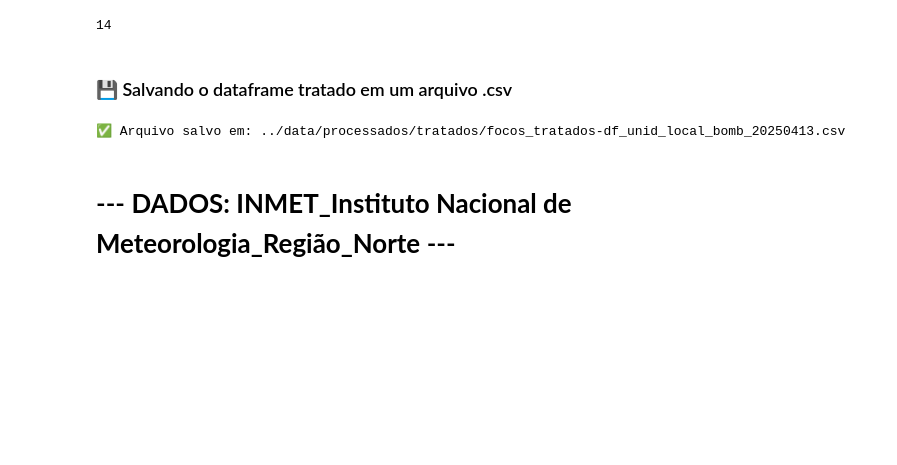
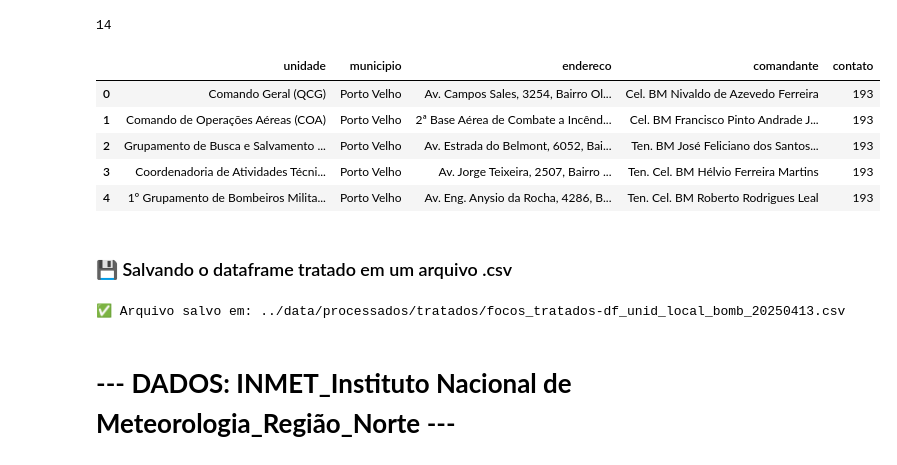
Before and after one commit to 6xAs/sentinela-ambiental, a Jupyter notebook: Notebooks/1_colect_inspection.ipynb, the cells around one changed output. Saved outputs shown, nothing was run; the diff lists cells and outputs as text; code cells hidden in the pictures; blank space fills up the shorter version.

```diff
--- a/Notebooks/1_colect_inspection.ipynb
+++ b/Notebooks/1_colect_inspection.ipynb
@@ -1295,6 +1295,19 @@ df_unid_local_bomb.head()
 print(df_unid_local_bomb.shape[0])
 # %% [output]
 14
+# %%
+# Renomear a coluna Cidade para municipio
+df_unid_local_bomb.rename(columns={'cidade': 'municipio'}, inplace=True)
+
+# Exibir as primeiras linhas para verificar a alteração
+df_unid_local_bomb.head()
+# %% [output]
+|  | unidade | municipio | endereco | comandante | contato |
+| 0 | Comando Geral (QCG) | Porto Velho | Av. Campos Sales, 3254, Bairro Ol... | Cel. BM Nivaldo de Azevedo Ferreira | 193 |
+| 1 | Comando de Operações Aéreas (COA) | Porto Velho | 2ª Base Aérea de Combate a Incênd... | Cel. BM Francisco Pinto Andrade J... | 193 |
+| 2 | Grupamento de Busca e Salvamento ... | Porto Velho | Av. Estrada do Belmont, 6052, Bai... | Ten. BM José Feliciano dos Santos... | 193 |
+| 3 | Coordenadoria de Atividades Técni... | Porto Velho | Av. Jorge Teixeira, 2507, Bairro ... | Ten. Cel. BM Hélvio Ferreira Martins | 193 |
+| 4 | 1º Grupamento de Bombeiros Milita... | Porto Velho | Av. Eng. Anysio da Rocha, 4286, B... | Ten. Cel. BM Roberto Rodrigues Leal | 193 |
 # %% [markdown]
 ### 💾 Salvando o dataframe tratado em um arquivo .csv
 # %%
```
Also changed, not shown: parts of 1 cell of this notebook, 5 other files.
